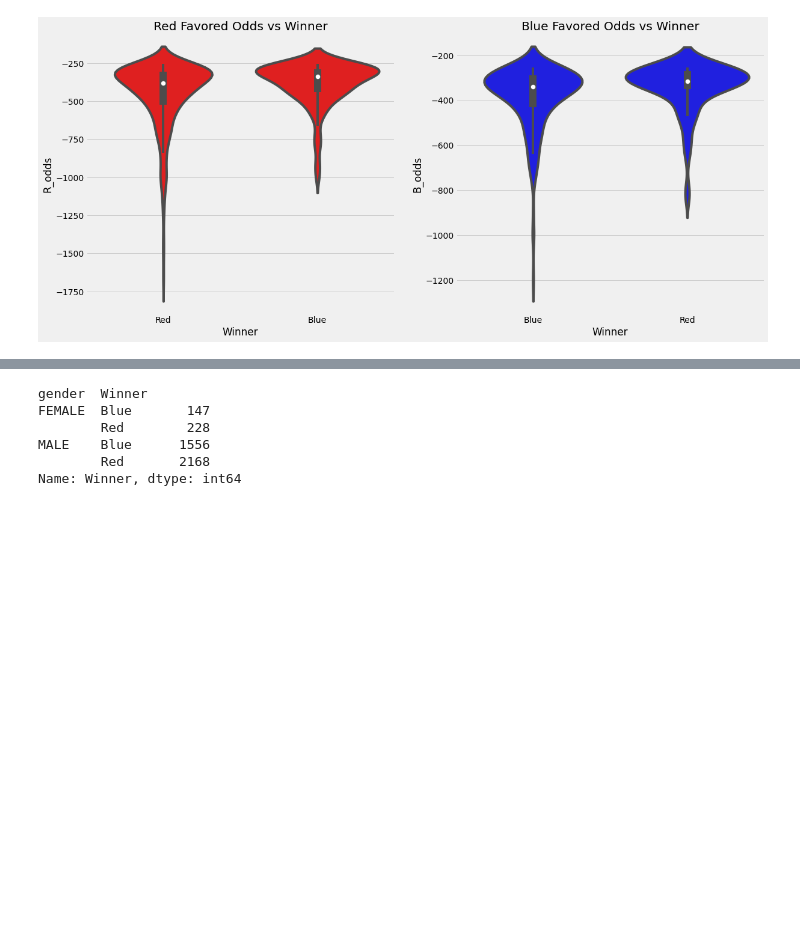
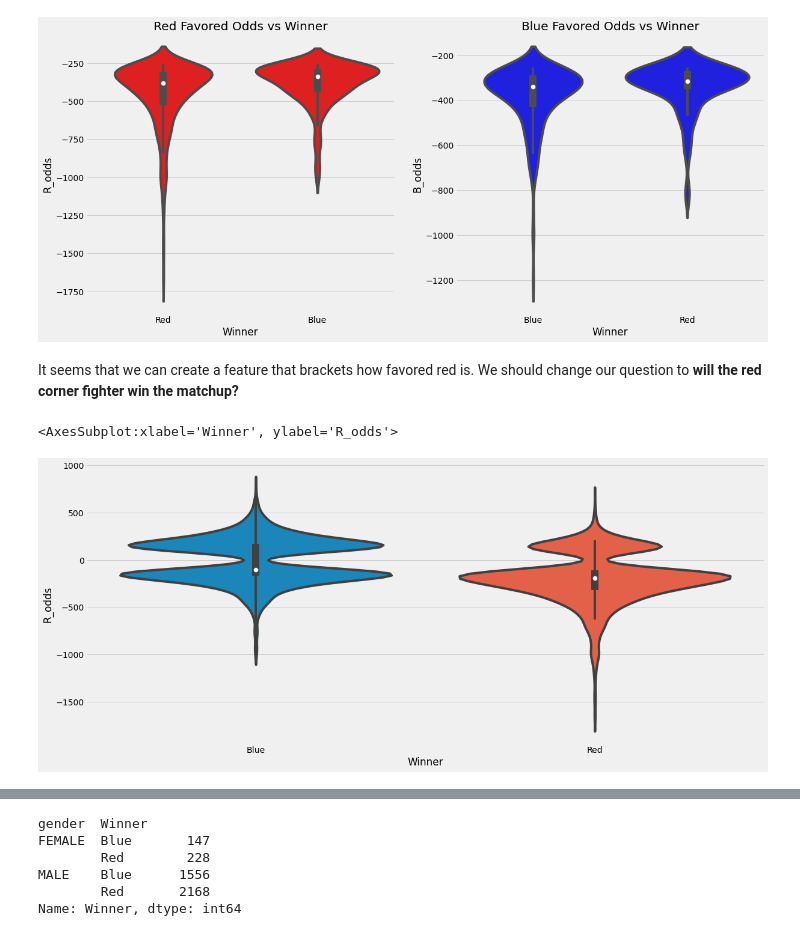
Before and after one commit to jpz129/ufc_bets, a Jupyter notebook: mma-bets/notebooks/1-exploration.ipynb, the cells around one changed output, grey strips where cells are left out. Saved outputs shown, nothing was run; the diff lists cells and outputs as text; code cells hidden in the pictures; blank space fills up the shorter version.

```diff
--- a/mma-bets/notebooks/1-exploration.ipynb
+++ b/mma-bets/notebooks/1-exploration.ipynb
@@ -187,3 +185,12 @@ ax[1].set_title('Blue Favored Odds vs Winner')
 # %% [output]
 Text(0.5, 1.0, 'Blue Favored Odds vs Winner')
 [figure]
+# %% [markdown]
+It seems that we can create a feature that brackets how favored red is.  We should change our question to **will the red corner fighter win the matchup?**
+# %%
+# want to create a plot that shows odds in the y axis, jittered points for red and blue, using red odds as reference
+plt.figure(figsize=(18,8))
+sns.violinplot(x='Winner', y='R_odds', data=ufc)
+# %% [output]
+<AxesSubplot:xlabel='Winner', ylabel='R_odds'>
+[figure, added]
```
Also changed, not shown: parts of 21 cells of this notebook.
